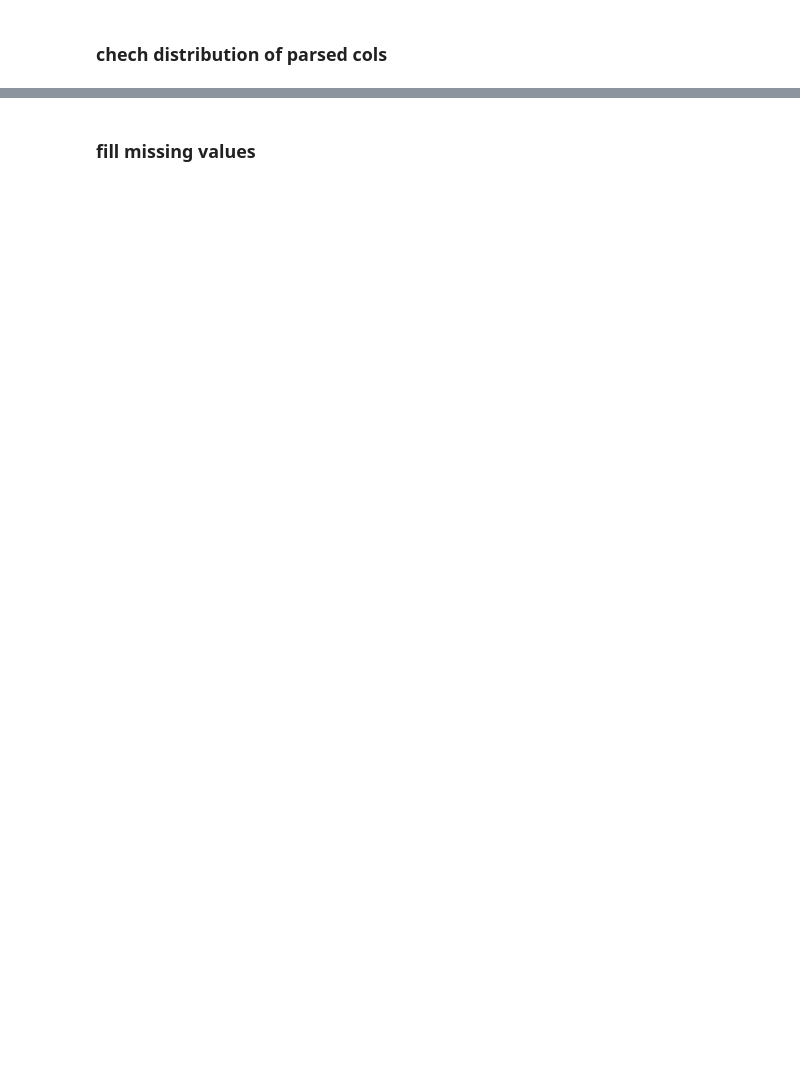
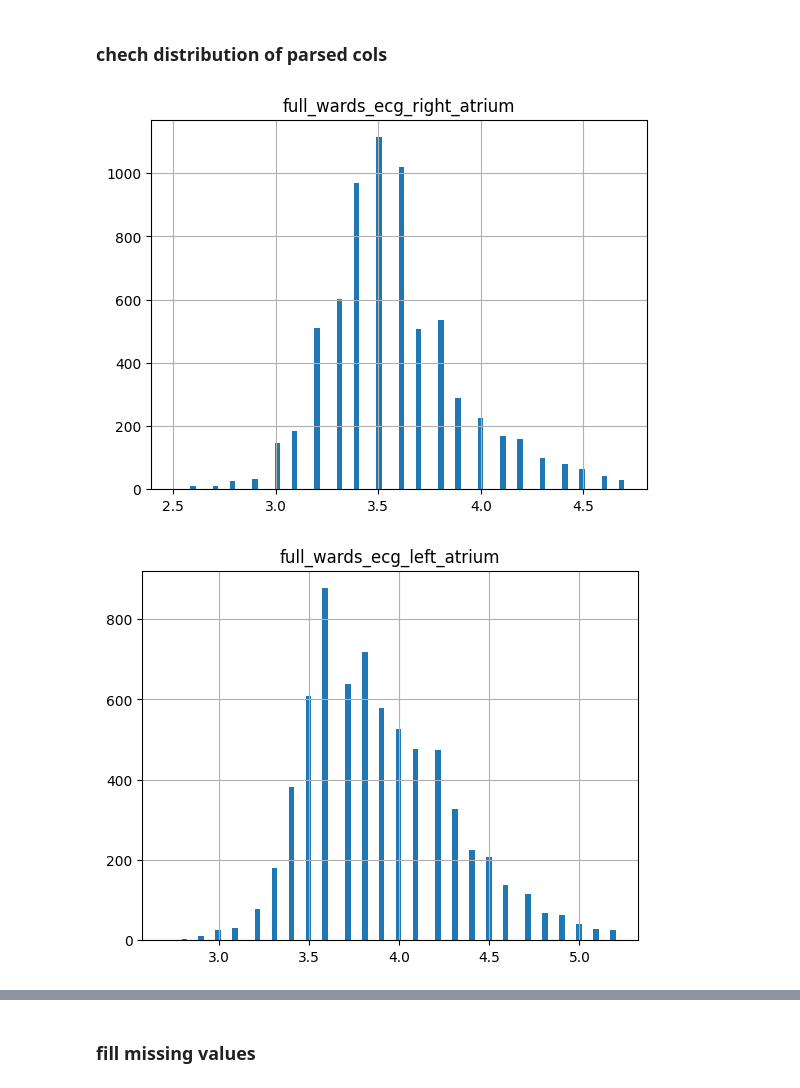
Before and after one commit to KonstantinBurkin/parse-records, a Jupyter notebook: notebooks/7.1_transform_epic_data.ipynb, the cells around one changed output, grey strips where cells are left out. Saved outputs shown, nothing was run; the diff lists cells and outputs as text; code cells hidden in the pictures; blank space fills up the shorter version.

```diff
--- a/notebooks/7.1_transform_epic_data.ipynb
+++ b/notebooks/7.1_transform_epic_data.ipynb
@@ -1162,3 +1162,7 @@ shape: (3, 73)
 | "4B631F8A-6AF0-1FAC-E055-000000… | "Мужской" | 1 | 1 | 0 | "Первичный" | "Плановая госпитализация" | ... |
 # %% [markdown]
 ### chech distribution of parsed cols
+# %%
+labeled_data = labeled_data.with_columns(
+    pl.when(c("bmi") > 55).then(None).otherwise(c("bmi")).alias("bmi")
+)
@@ -1164,0 +1224,9 @@ shape: (3, 73)
+# %%
+for col in cols_to_check:
+    plt.hist(labeled_data_filtered[col], bins=80)
+    plt.grid()
+    plt.title(col)
+    plt.show()
+# %% [output]
+[figure, added]
+[figure, added]
```
Also changed, not shown: parts of 9 cells of this notebook.
